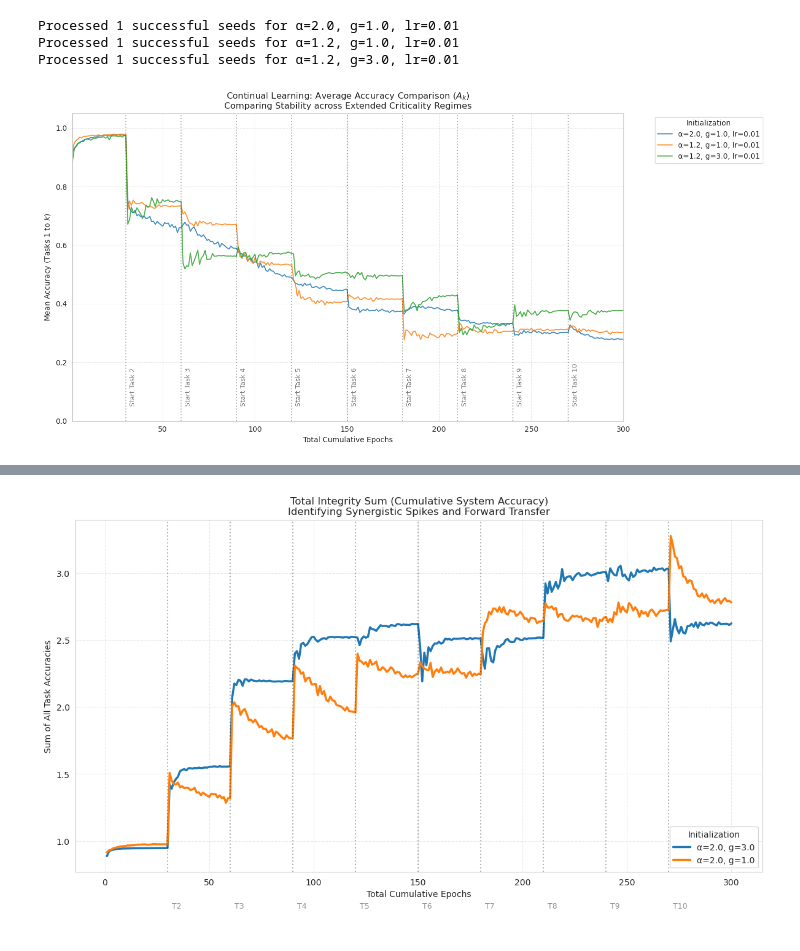
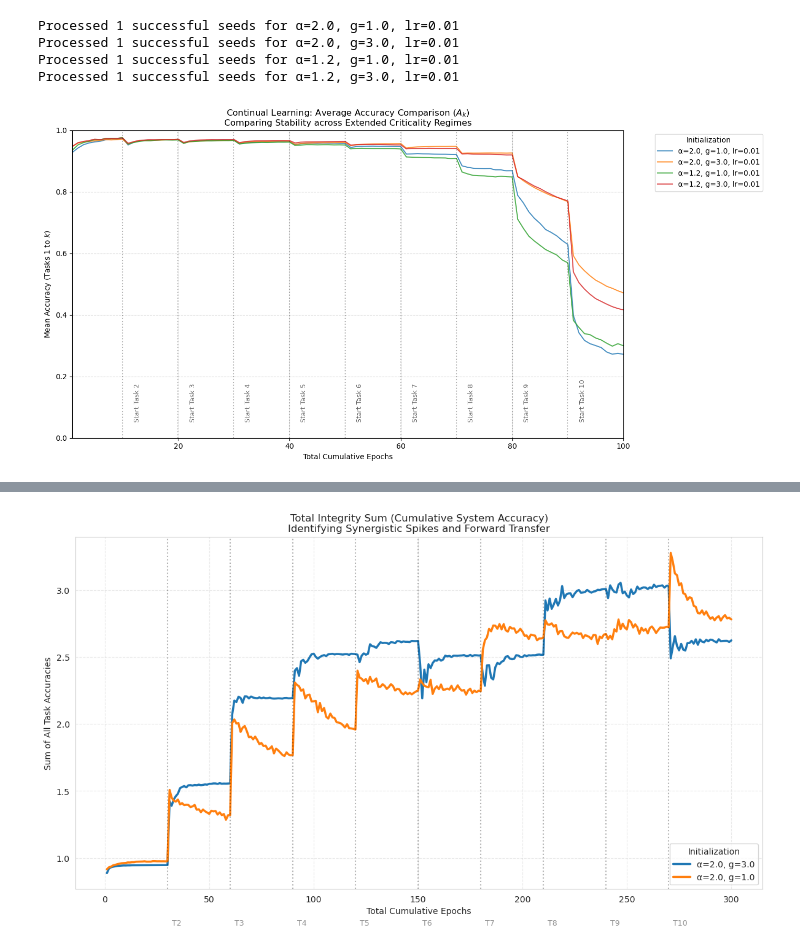
Before and after one commit to YiHaoFromEarth/ht-initialisation-dynamics, a Jupyter notebook: continual_learning/permuted_mnist.ipynb, the cells around one changed output, grey strips where cells are left out. Drawn from its saved outputs; the diff is of its cells as text; code cells hidden in the pictures.

```diff
--- a/continual_learning/permuted_mnist.ipynb
+++ b/continual_learning/permuted_mnist.ipynb
@@ -215,7 +205,7 @@ import matplotlib.pyplot as plt
 from pathlib import Path
 
 # --- Configuration ---
-results_path = Path("./results_fc10_sgd")
+results_path = Path("./results_permuted_gpm0.97_fc3/")
 task_success_threshold = 0.00  # Filter out "dead" seeds
 num_tasks = 10
 
@@ -287,35 +277,37 @@ def plot_multiple_accuracies(param_pairs):
     if task_transition_epochs:
         # Don't draw line for the final epoch
         for t_idx, epoch_mark in enumerate(task_transition_epochs[:-1]):
             plt.axvline(x=epoch_mark, color='black', linestyle=':', alpha=0.3)
             plt.text(epoch_mark + 2, 0.05, f"Start Task {t_idx+2}",
                      fontsize=9, rotation=90, verticalalignment='bottom', alpha=0.6)
 
     plt.title("Continual Learning: Average Accuracy Comparison ($A_k$)\n"
               "Comparing Stability across Extended Criticality Regimes")
-    plt.ylim(0, 1.05)
+    plt.ylim(0.0, 1.00)
     plt.xlim(1, plot_df["Total Epoch"].max())
     plt.ylabel("Mean Accuracy (Tasks 1 to $k$)")
     plt.xlabel("Total Cumulative Epochs")
     plt.legend(bbox_to_anchor=(1.05, 1), loc='upper left', title="Initialization")
     plt.grid(True, which='both', linestyle='--', alpha=0.4)
     plt.tight_layout()
     plt.show()
 
 # --- Execution Example ---
 # Compare Gaussian Baseline vs various Heavy-Tailed setups[cite: 1]
 comparison_list = [
     (2.0, 1.0, 0.01),  # Standard Gaussian Edge-of-Chaos[cite: 1]
+    (2.0, 3.0, 0.01),
     (1.2, 1.0, 0.01),  # Standard Gaussian Edge-of-Chaos[cite: 1]
     (1.2, 3.0, 0.01),  # Standard Gaussian Edge-of-Chaos[cite: 1]
 ]
 
 plot_multiple_accuracies(comparison_list)
 # %% [output]
 Processed 1 successful seeds for α=2.0, g=1.0, lr=0.01
+Processed 1 successful seeds for α=2.0, g=3.0, lr=0.01
 Processed 1 successful seeds for α=1.2, g=1.0, lr=0.01
 Processed 1 successful seeds for α=1.2, g=3.0, lr=0.01
-[figure, old version]
+[figure, new version]
 # %%
 import pandas as pd
 import seaborn as sns
```
Also changed, not shown: parts of 3 cells of this notebook, 48 other files.
